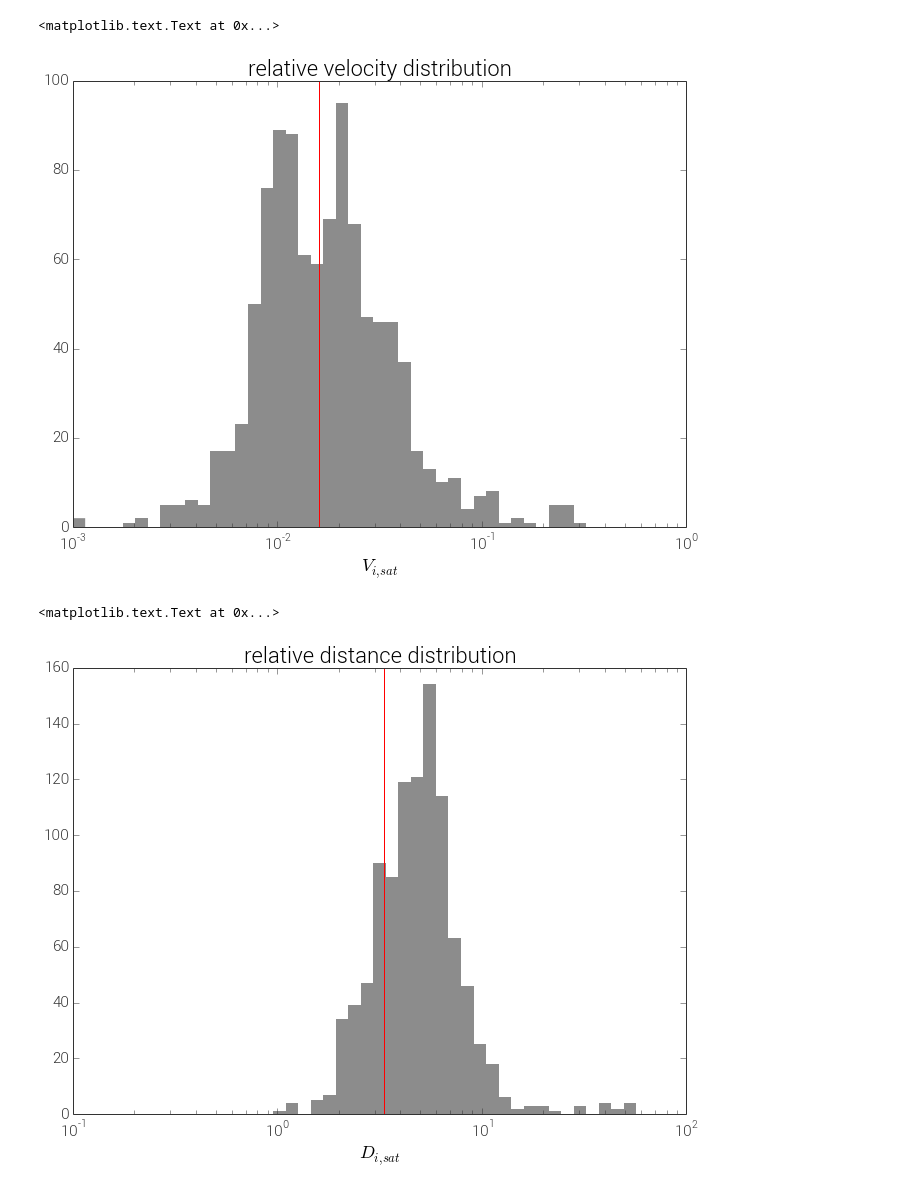
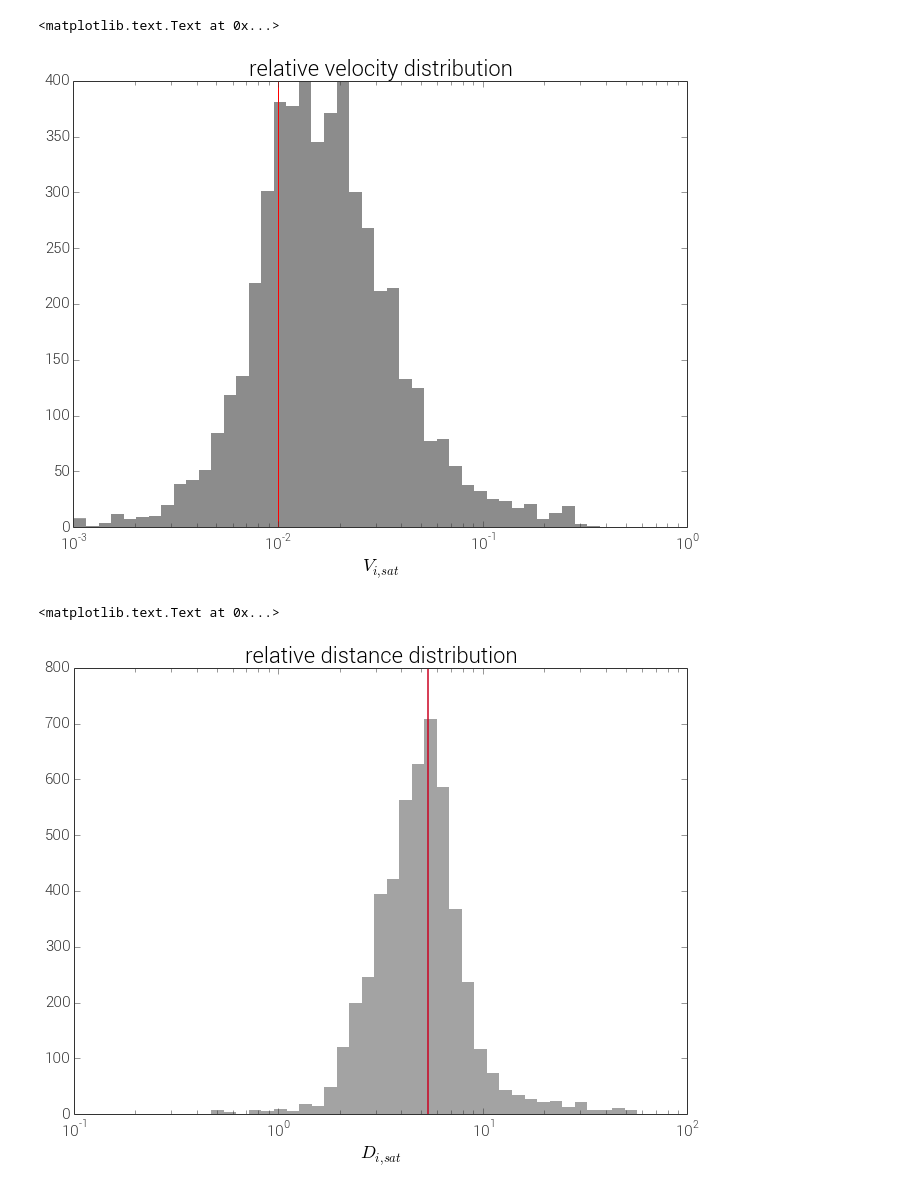
Before and after one commit to adrn/streams, a Jupyter notebook: text/notebooks/Gaussian ring.ipynb, the cells around one changed output. Saved outputs shown, nothing was run; the diff lists cells and outputs as text; code cells hidden in the pictures.

```diff
--- a/text/notebooks/Gaussian ring.ipynb
+++ b/text/notebooks/Gaussian ring.ipynb
@@ -31,2 +9,7 @@ sgr = SgrSimulation("2.5e8")
+# %%
+_m = "2.5e8"
+m = float(_m)
+sgr = SgrSimulation(_m)
 # %%
-p = sgr.particles(N=1000, expr="tub!=0")
+p = sgr.particles(N=5000, expr="tub!=0")
+p_bound = sgr.particles(N=0, expr="tub==0")
@@ -58,8 +46,8 @@ diff = p_x-s_x
 rel_r = np.sqrt(np.sum(diff[:,:3]**2, axis=-1))
 rel_v = np.sqrt(np.sum(diff[:,3:]**2, axis=-1))
 # %%
-r_tide = lm10_potential._tidal_radius(2.5e8, s_x)
-v_esc = lm10_potential._escape_velocity(2.5e8, r_tide)
+r_tide = lm10_potential._tidal_radius(m, s_x)*1.6
+v_esc = lm10_potential._escape_velocity(m, r_tide)
 # %%
 figsize(11,8)
 subplot(121)
@@ -99,26 +85,22 @@ xscale('log')
 #bins = np.linspace(1e-4, 1e0, 100)
 
 xxx = hist(rel_v, bins=bins, alpha=0.5)
-#m = maxwell(scale=sigma_v/1.4) # similar to v_esc.mean()/1.4
-#xxx = hist(m.rvs(size=len(rel_v)), bins=bins, alpha=0.5)
-#axvline(0.017198632325, color='r', label='velocity dispersion')
 axvline(v_esc.mean(), color='r', label='mean escape velocity')
 xlabel(r"$V_{i,sat}$")
 # %% [output]
 <matplotlib.text.Text at 0x...>
-[figure, old version]
+[figure, new version]
 # %%
 figsize(11,8)
 title("distance distribution")
 
 bins = np.logspace(-1, 2, 50)
 xscale('log')
 
-xxx = hist(rel_r, bins=bins, alpha=0.5)
-#axvline(0.017198632325, color='r', label='velocity dispersion')
-axvline(r_tide.mean(), color='r', label='mean tidal radius')
+xxx = hist(rel_r, bins=bins, alpha=0.4)
+axvline(np.mean(r_tide), color='#ca0020', label='mean tidal radius', lw=2., alpha=0.75)
 xlabel(r"$D_{i,sat}$")
 title("relative distance distribution")
 # %% [output]
 <matplotlib.text.Text at 0x...>
-[figure, old version]
+[figure, new version]
```
Also changed, not shown: parts of 21 cells of this notebook, 1 other file.
